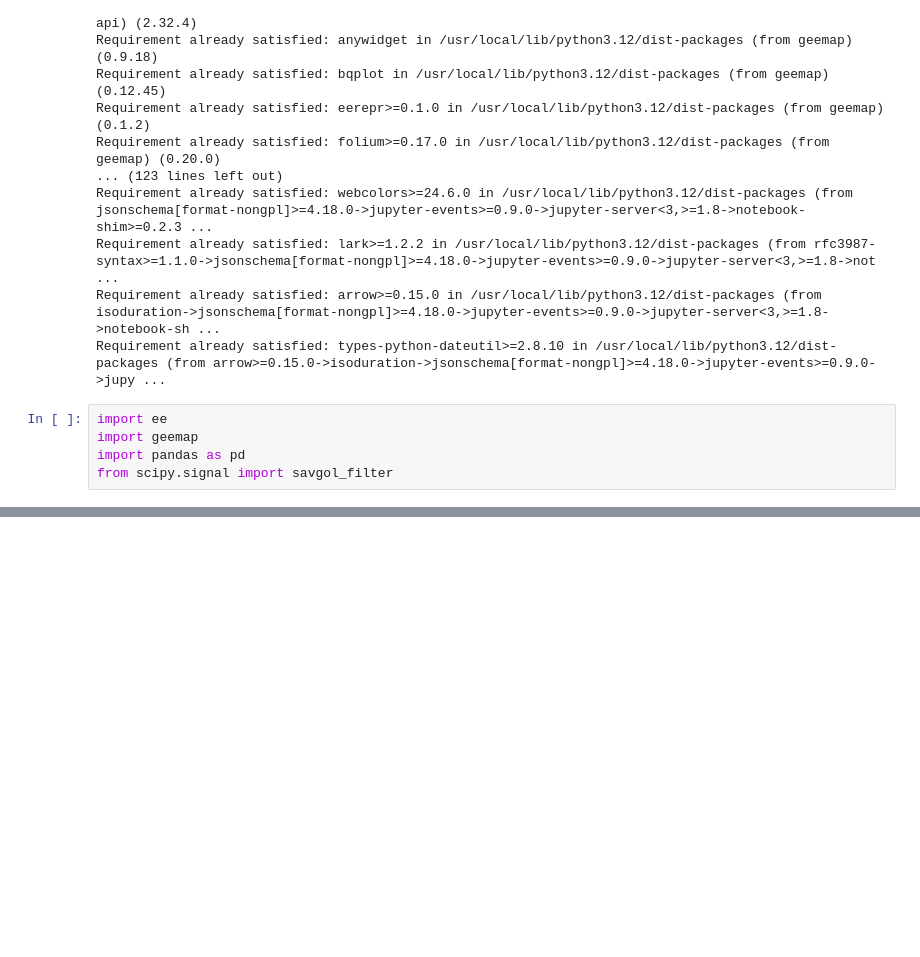
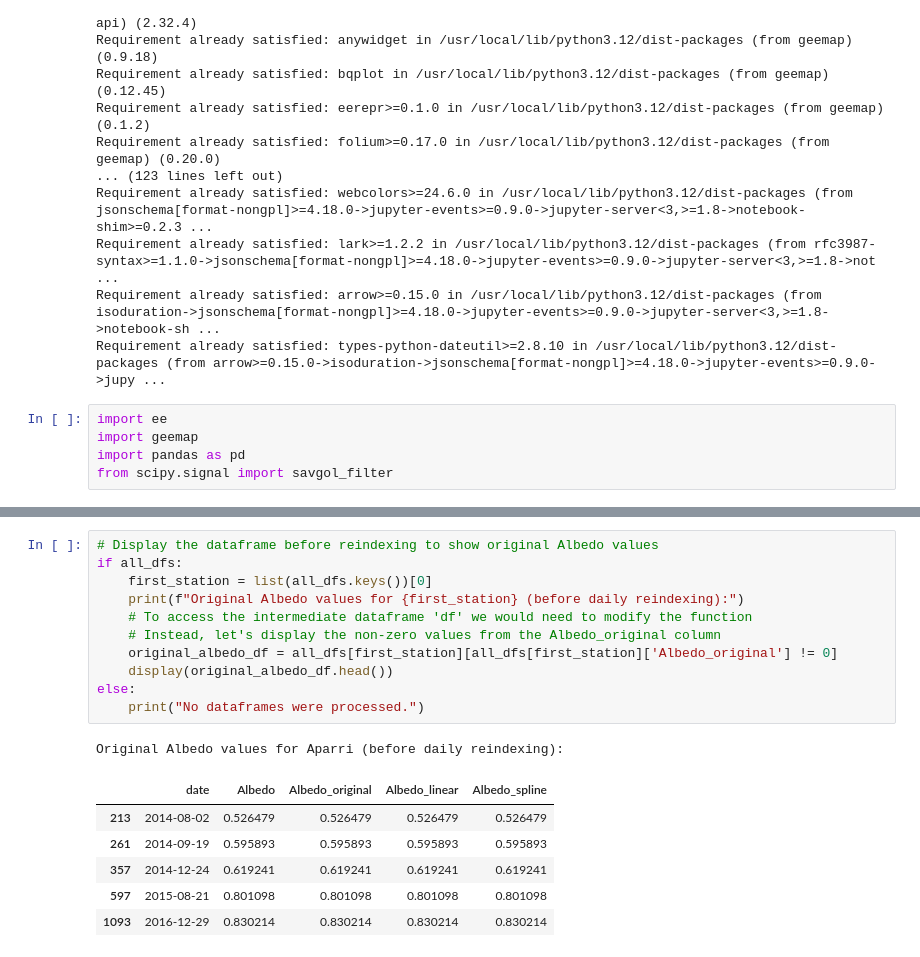
Before and after one commit to machiwao/CCTHESS1-CCTHESS2-Dev-and-Docs, a Jupyter notebook: ERA5_NDVI_NDBI_ALBEDO_Data Scraping.ipynb, the cells around one changed output, grey strips where cells are left out. Saved outputs shown, nothing was run; the diff lists cells and outputs as text; blank space fills up the shorter version.

```diff
--- a/ERA5_NDVI_NDBI_ALBEDO_Data Scraping.ipynb
+++ b/ERA5_NDVI_NDBI_ALBEDO_Data Scraping.ipynb
@@ -663,0 +605,19 @@ plt.show()
+# %%
+# Display the dataframe before reindexing to show original Albedo values
+if all_dfs:
+    first_station = list(all_dfs.keys())[0]
+    print(f"Original Albedo values for {first_station} (before daily reindexing):")
+    # To access the intermediate dataframe 'df' we would need to modify the function
+    # Instead, let's display the non-zero values from the Albedo_original column
+    original_albedo_df = all_dfs[first_station][all_dfs[first_station]['Albedo_original'] != 0]
+    display(original_albedo_df.head())
+else:
+    print("No dataframes were processed.")
+# %% [output]
+Original Albedo values for Aparri (before daily reindexing):
+|  | date | Albedo | Albedo_original | Albedo_linear | Albedo_spline |
+| 213 | 2014-08-02 | 0.526479 | 0.526479 | 0.526479 | 0.526479 |
+| 261 | 2014-09-19 | 0.595893 | 0.595893 | 0.595893 | 0.595893 |
+| 357 | 2014-12-24 | 0.619241 | 0.619241 | 0.619241 | 0.619241 |
+| 597 | 2015-08-21 | 0.801098 | 0.801098 | 0.801098 | 0.801098 |
+| 1093 | 2016-12-29 | 0.830214 | 0.830214 | 0.830214 | 0.830214 |
```
Also changed, not shown: parts of 10 cells of this notebook.
